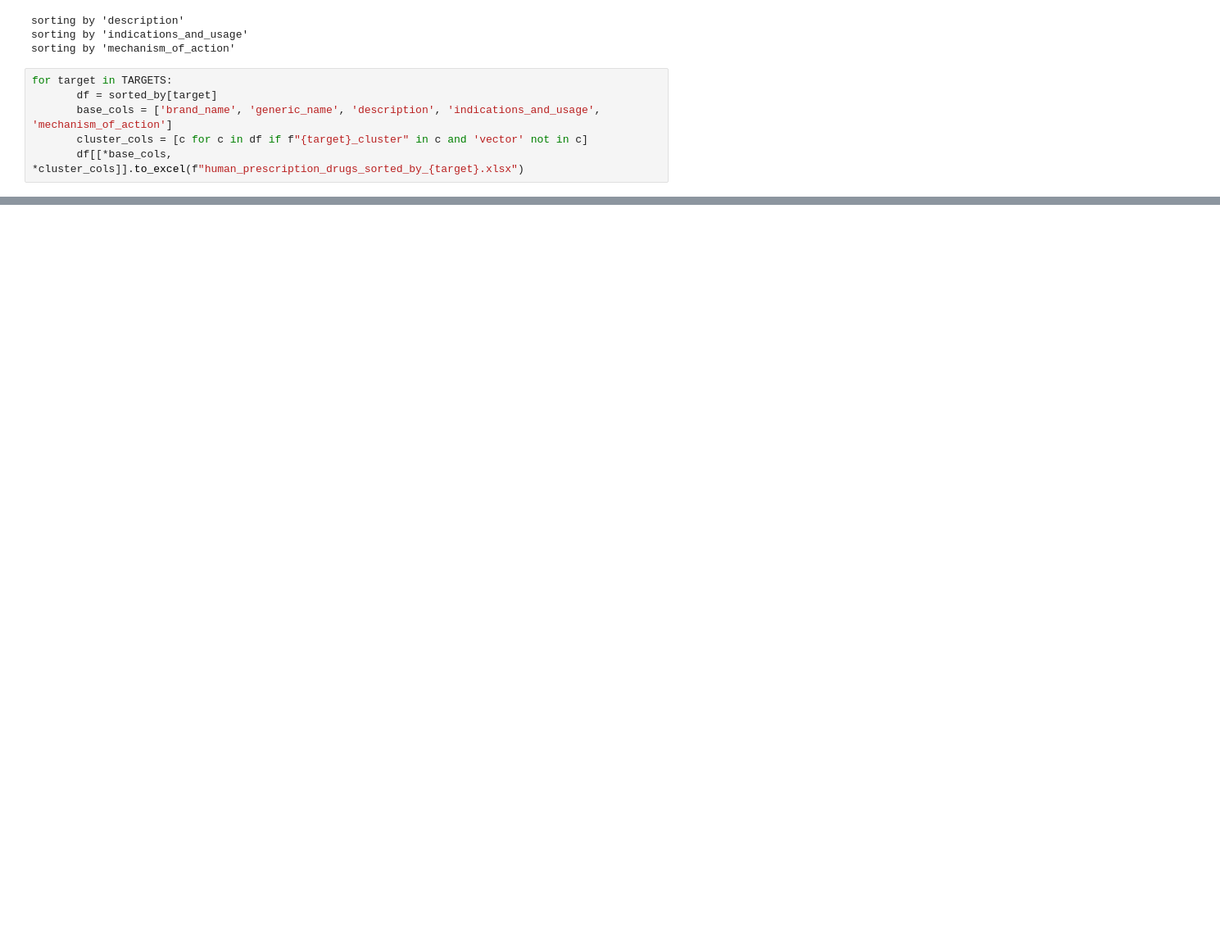
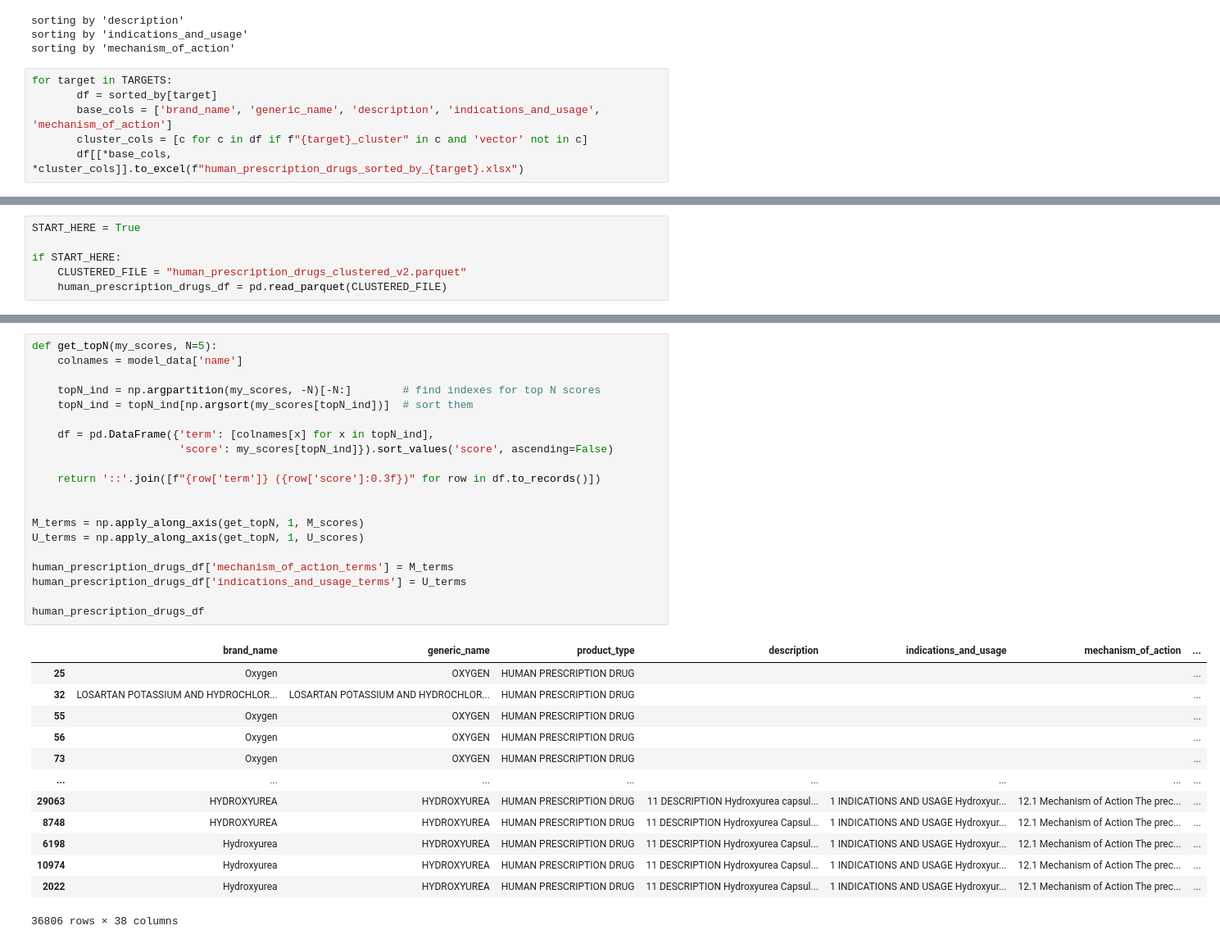
Before and after one commit to rmhorton/PMC_classifiers, a Jupyter notebook: drug_labels/drug_labels.ipynb, the cells around one changed output, grey strips where cells are left out. Shown: that part at 82% size. Cells and saved outputs as stored; diff of their text form; blank space fills up the shorter version.

```diff
--- a/drug_labels/drug_labels.ipynb
+++ b/drug_labels/drug_labels.ipynb
@@ -387,0 +390,6 @@ for target in TARGETS:
+# %%
+START_HERE = True
+
+if START_HERE:
+    CLUSTERED_FILE = "human_prescription_drugs_clustered_v2.parquet"
+    human_prescription_drugs_df = pd.read_parquet(CLUSTERED_FILE)
@@ -387,0 +453,34 @@ for target in TARGETS:
+# %%
+def get_topN(my_scores, N=5):
+    colnames = model_data['name']
+
+    topN_ind = np.argpartition(my_scores, -N)[-N:]        # find indexes for top N scores
+    topN_ind = topN_ind[np.argsort(my_scores[topN_ind])]  # sort them
+
+    df = pd.DataFrame({'term': [colnames[x] for x in topN_ind],
+                       'score': my_scores[topN_ind]}).sort_values('score', ascending=False)
+
+    return '::'.join([f"{row['term']} ({row['score']:0.3f})" for row in df.to_records()])
+
+
+M_terms = np.apply_along_axis(get_topN, 1, M_scores)
+U_terms = np.apply_along_axis(get_topN, 1, U_scores)
+
+human_prescription_drugs_df['mechanism_of_action_terms'] = M_terms
+human_prescription_drugs_df['indications_and_usage_terms'] = U_terms
+
+human_prescription_drugs_df
+# %% [output]
+|  | brand_name | generic_name | product_type | description | indications_and_usage | mechanism_of_action | ... |
+| 25 | Oxygen | OXYGEN | HUMAN PRESCRIPTION DRUG |  |  |  | ... |
+| 32 | LOSARTAN POTASSIUM AND HYDROCHLOR... | LOSARTAN POTASSIUM AND HYDROCHLOR... | HUMAN PRESCRIPTION DRUG |  |  |  | ... |
+| 55 | Oxygen | OXYGEN | HUMAN PRESCRIPTION DRUG |  |  |  | ... |
+| 56 | Oxygen | OXYGEN | HUMAN PRESCRIPTION DRUG |  |  |  | ... |
+| 73 | Oxygen | OXYGEN | HUMAN PRESCRIPTION DRUG |  |  |  | ... |
+| ... | ... | ... | ... | ... | ... | ... | ... |
+| 29063 | HYDROXYUREA | HYDROXYUREA | HUMAN PRESCRIPTION DRUG | 11 DESCRIPTION Hydroxyurea capsul... | 1 INDICATIONS AND USAGE Hydroxyur... | 12.1 Mechanism of Action The prec... | ... |
+| 8748 | HYDROXYUREA | HYDROXYUREA | HUMAN PRESCRIPTION DRUG | 11 DESCRIPTION Hydroxyurea Capsul... | 1 INDICATIONS AND USAGE Hydroxyur... | 12.1 Mechanism of Action The prec... | ... |
+| 6198 | Hydroxyurea | HYDROXYUREA | HUMAN PRESCRIPTION DRUG | 11 DESCRIPTION Hydroxyurea Capsul... | 1 INDICATIONS AND USAGE Hydroxyur... | 12.1 Mechanism of Action The prec... | ... |
+| 10974 | Hydroxyurea | HYDROXYUREA | HUMAN PRESCRIPTION DRUG | 11 DESCRIPTION Hydroxyurea Capsul... | 1 INDICATIONS AND USAGE Hydroxyur... | 12.1 Mechanism of Action The prec... | ... |
+| 2022 | Hydroxyurea | HYDROXYUREA | HUMAN PRESCRIPTION DRUG | 11 DESCRIPTION Hydroxyurea Capsul... | 1 INDICATIONS AND USAGE Hydroxyur... | 12.1 Mechanism of Action The prec... | ... |
+36806 rows × 38 columns
```
Also changed, not shown: parts of 12 cells of this notebook, 1 other file.
